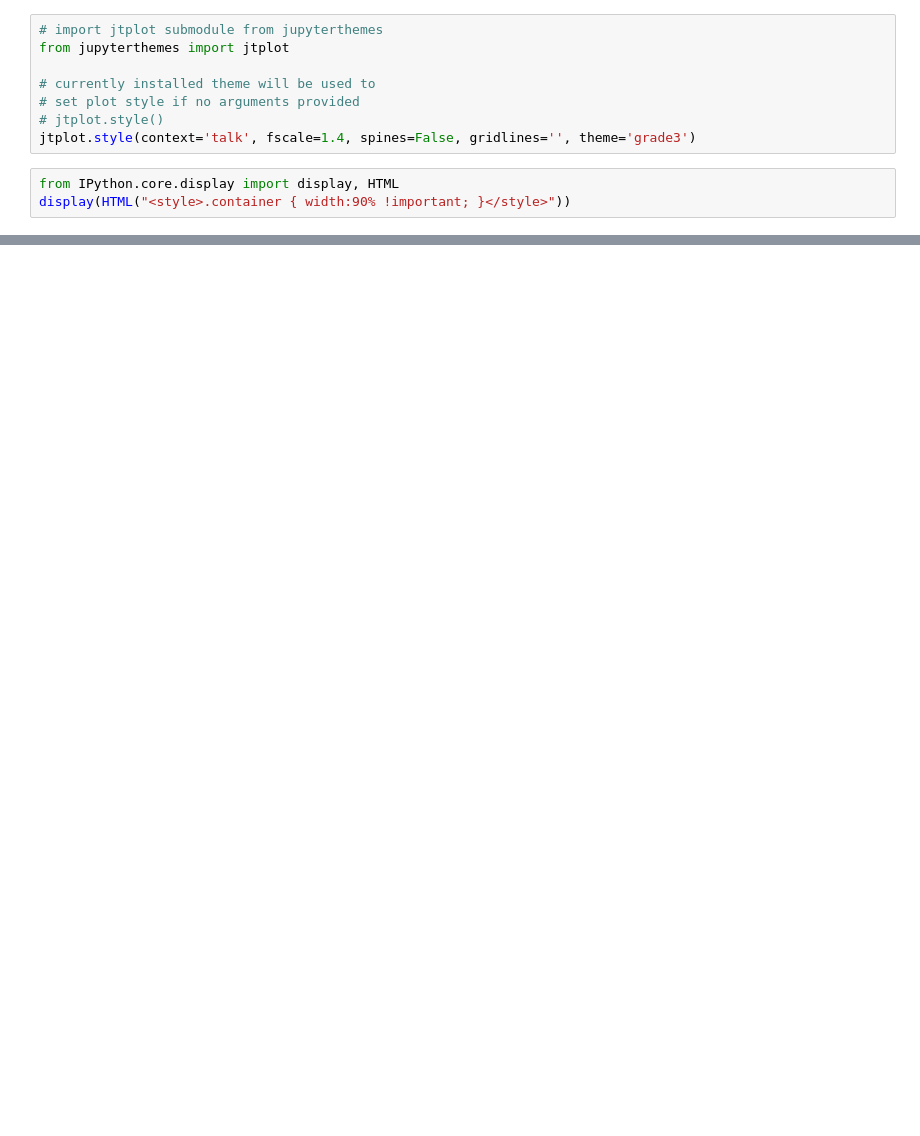
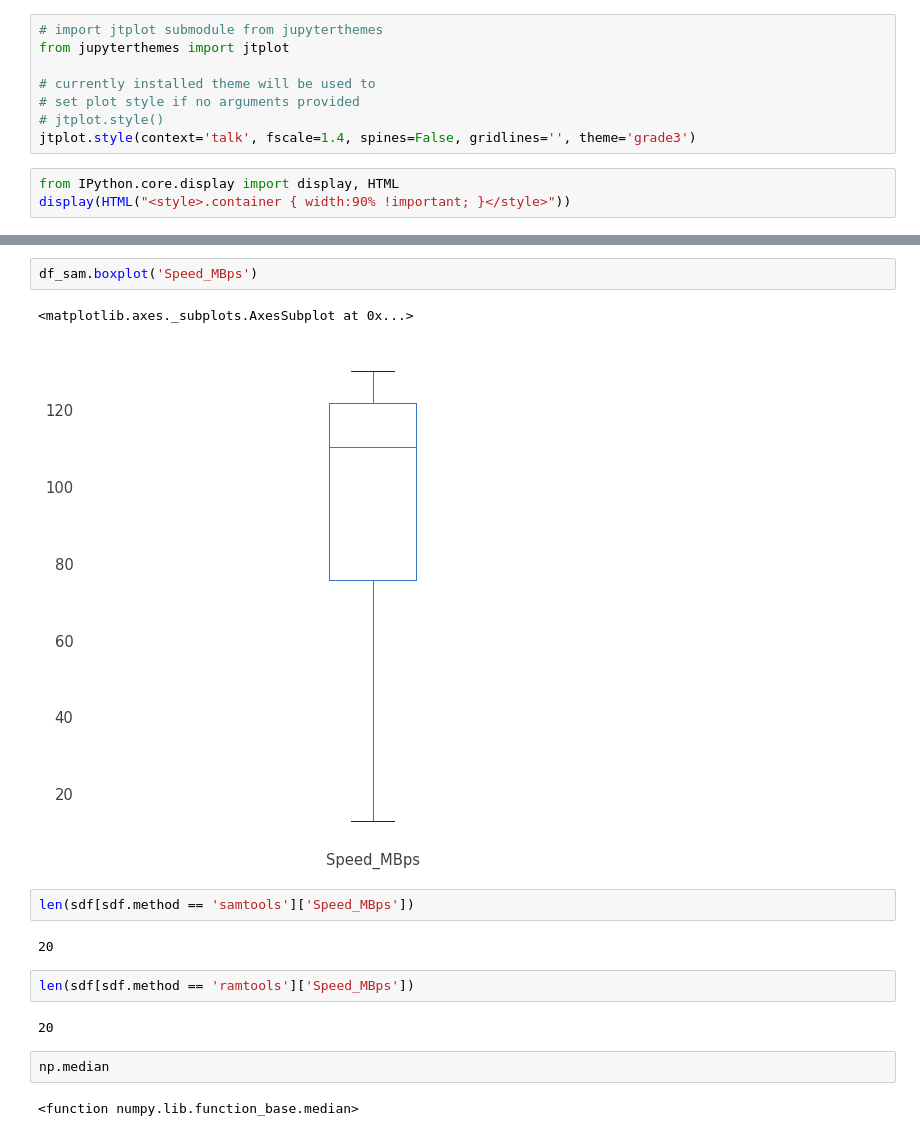
Before and after one commit to GeneROOT/ramtools, a Jupyter notebook: ramview_perf.ipynb, the cells around one changed output, grey strips where cells are left out. Cells and saved outputs as stored; diff of their text form; blank space fills up the shorter version.

```diff
--- a/ramview_perf.ipynb
+++ b/ramview_perf.ipynb
@@ -162,0 +75,17 @@ df
+# %%
+df_sam.boxplot('Speed_MBps')
+# %% [output]
+<matplotlib.axes._subplots.AxesSubplot at 0x...>
+[figure, added]
+# %%
+len(sdf[sdf.method == 'samtools']['Speed_MBps'])
+# %% [output]
+20
+# %%
+len(sdf[sdf.method == 'ramtools']['Speed_MBps'])
+# %% [output]
+20
+# %%
+np.median
+# %% [output]
+<function numpy.lib.function_base.median>
```
Also changed, not shown: parts of 33 cells of this notebook.
